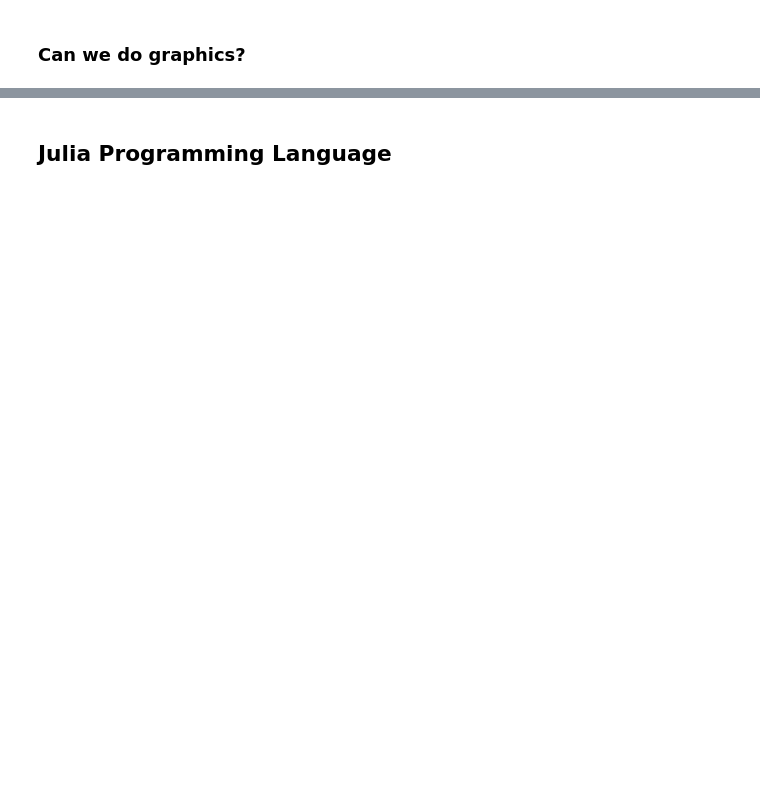
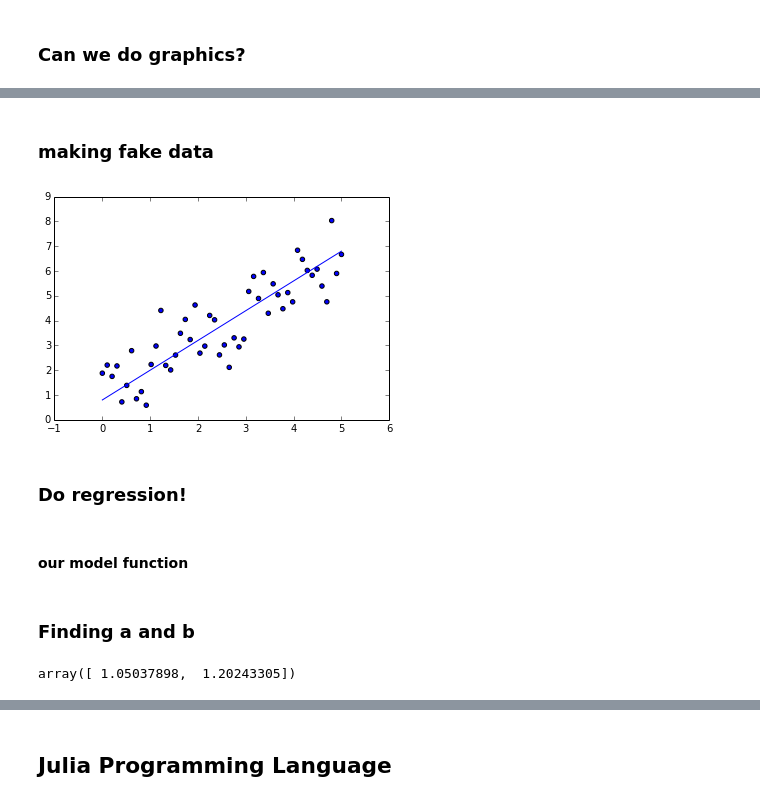
Before and after one commit to yenlung/From-Python-to-Jupyter, a Jupyter notebook: From Python to Jupyter.ipynb, the cells around one changed output, grey strips where cells are left out. Saved outputs shown, nothing was run; the diff lists cells and outputs as text; code cells hidden in the pictures; blank space fills up the shorter version.

```diff
--- a/From Python to Jupyter.ipynb
+++ b/From Python to Jupyter.ipynb
@@ -556,0 +564,13 @@ interact(draw, k=(1.,10.));
+# %% [markdown]
+### making fake data
+# %%
+x = linspace(0,5,50)
+# %%
+y = 1.2*x + 0.8 + randn(50)
+# %%
+scatter(x,y)
+plot(x,1.2*x + 0.8,'b');
+# %% [output]
+[figure, added]
+# %% [markdown]
+### Do regression!
@@ -556,0 +579,2 @@ interact(draw, k=(1.,10.));
+# %% [markdown]
+#### our model function
@@ -556,0 +584,2 @@ interact(draw, k=(1.,10.));
+# %% [markdown]
+### Finding a and b
@@ -556,0 +588,4 @@ interact(draw, k=(1.,10.));
+# %%
+popt
+# %% [output]
+array([ 1.05037898,  1.20243305])
```
Also changed, not shown: parts of 102 cells of this notebook, 1 other file.
